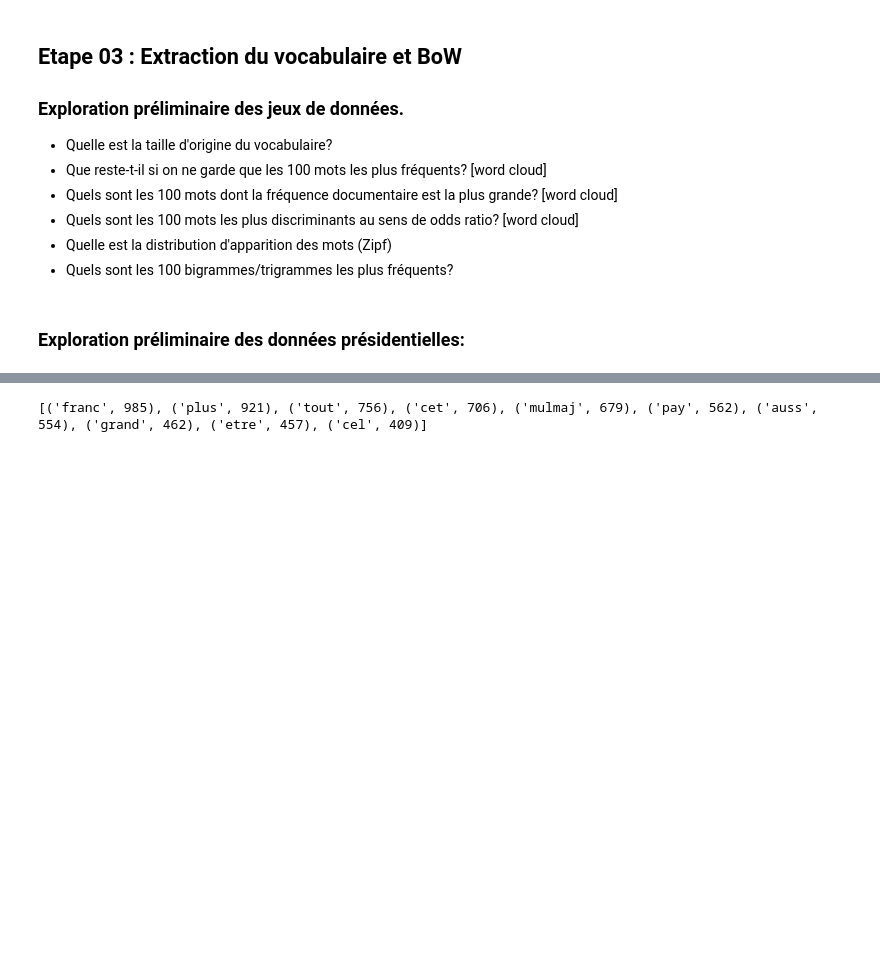
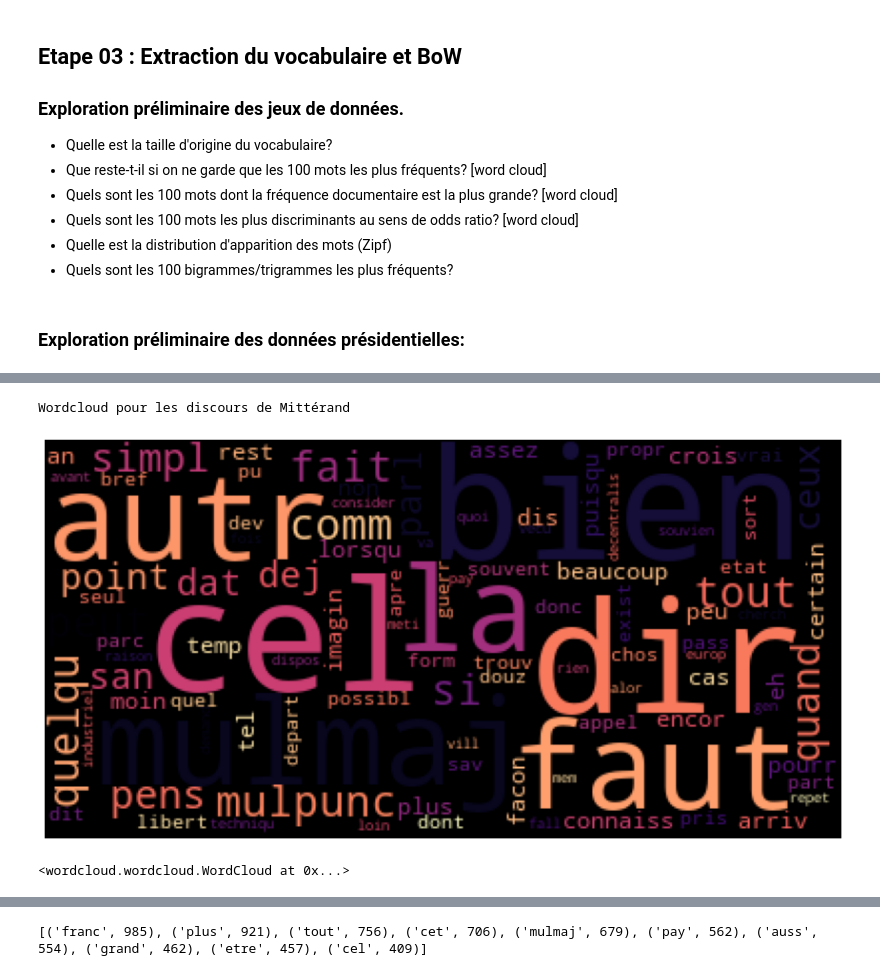
Before and after one commit to samynhl/RITAL-TMES, a Jupyter notebook: Projet TAL/Bow-Presidents.ipynb, the cells around one changed output, grey strips where cells are left out. Saved outputs shown, nothing was run; the diff lists cells and outputs as text; code cells hidden in the pictures; blank space fills up the shorter version.

```diff
--- a/Projet TAL/Bow-Presidents.ipynb
+++ b/Projet TAL/Bow-Presidents.ipynb
@@ -518,0 +560,7 @@ Wordcloud pour les discours de Mittérand
+# %%
+print('Wordcloud pour les discours de Mittérand')
+visualize_class_wordcloud(odds_ratio, label = -1, n = 100, language = 'french')
+# %% [output]
+Wordcloud pour les discours de Mittérand
+[figure, added]
+<wordcloud.wordcloud.WordCloud at 0x...>
```
Also changed, not shown: parts of 36 cells of this notebook.
